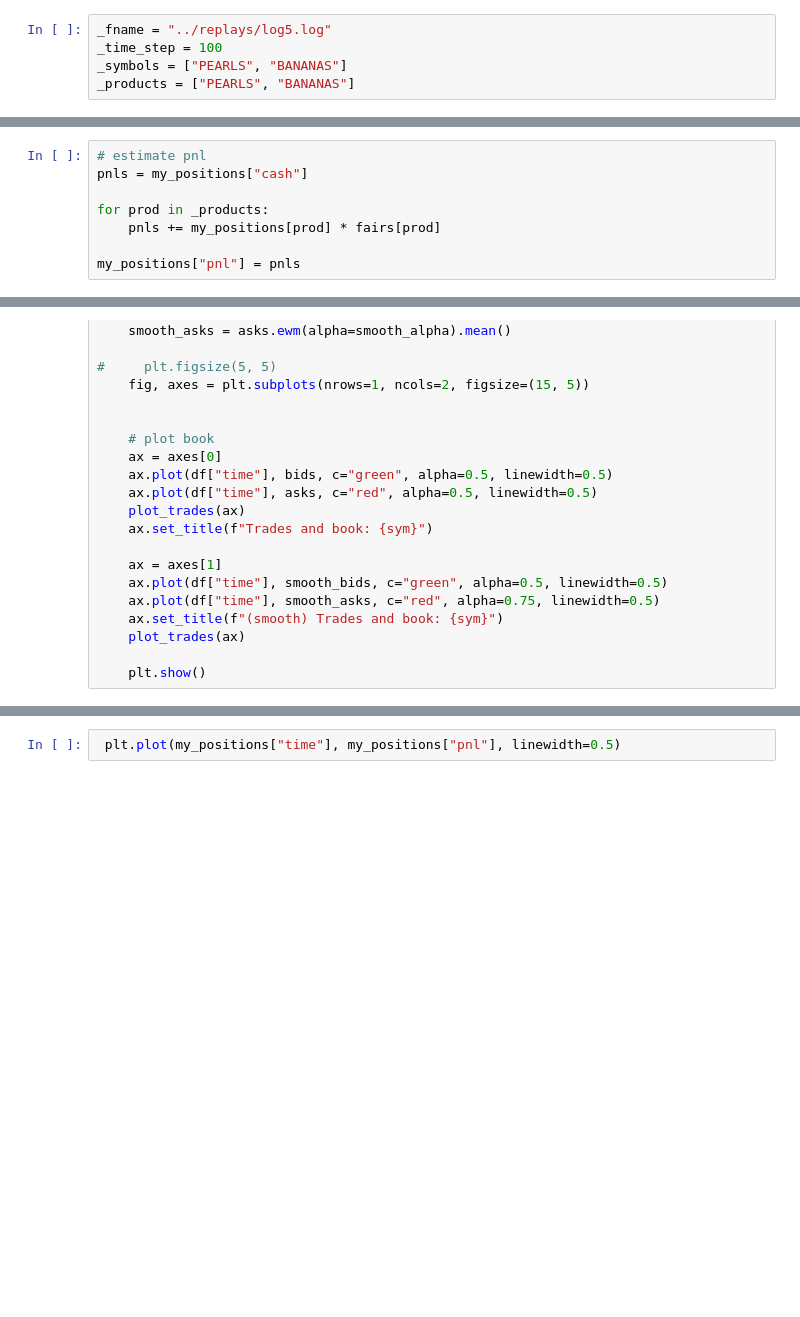
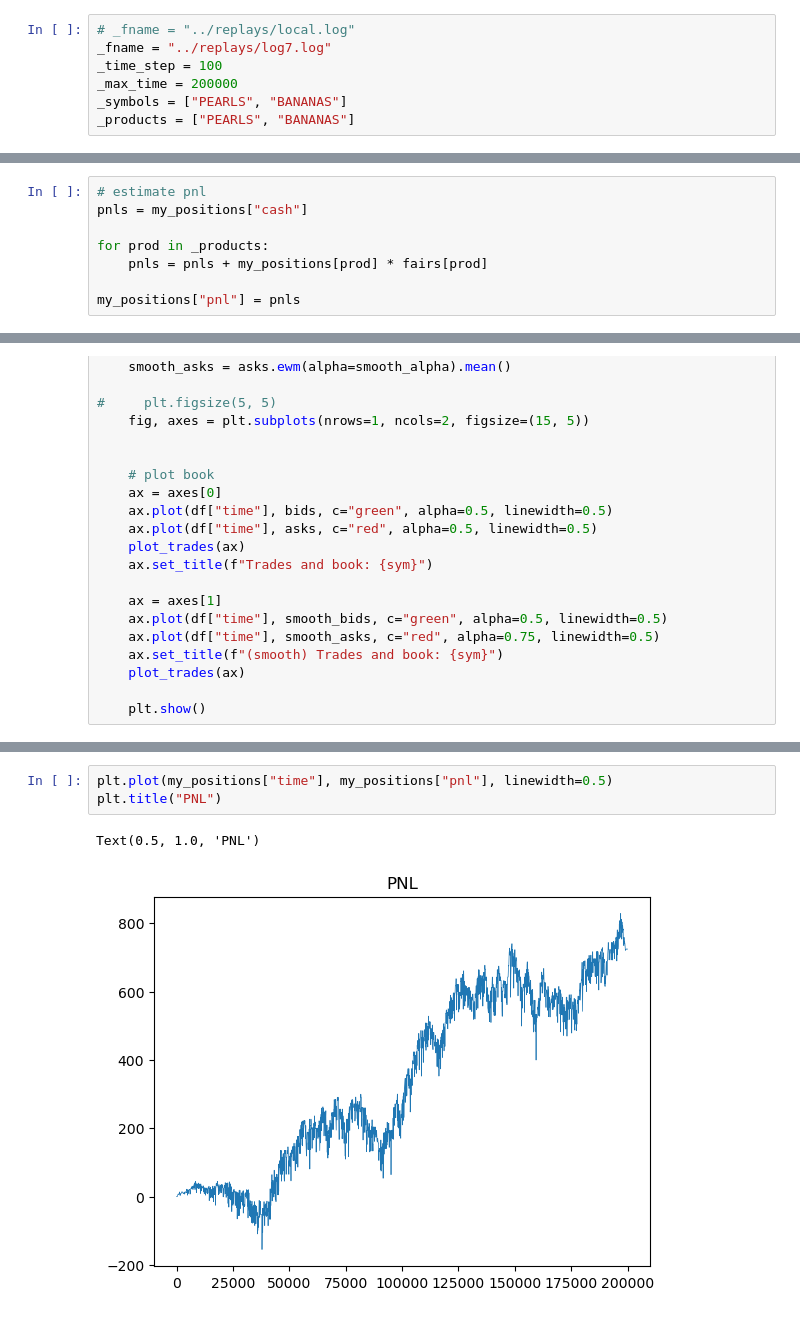
Before and after one commit to rzhan11/IMCTradingComp23, a Jupyter notebook: nbs/exploration-Copy2.ipynb, the cells around one changed output, grey strips where cells are left out. Drawn from its saved outputs; the diff is of its cells as text; blank space fills up the shorter version.

```diff
--- a/nbs/exploration-Copy2.ipynb
+++ b/nbs/exploration-Copy2.ipynb
@@ -14,8 +15,10 @@ from log_parser import process_file
 # %% [markdown]
 ### parameters
 # %%
-_fname = "../replays/log5.log"
+# _fname = "../replays/local.log"
+_fname = "../replays/log7.log"
 _time_step = 100
+_max_time = 200000
 _symbols = ["PEARLS", "BANANAS"]
 _products = ["PEARLS", "BANANAS"]
 # %% [markdown]
@@ -255,7 +335,7 @@ fairs
 pnls = my_positions["cash"]
 
 for prod in _products:
-    pnls += my_positions[prod] * fairs[prod]
+    pnls = pnls + my_positions[prod] * fairs[prod]
 
 my_positions["pnl"] = pnls
 # %%
@@ -305,5 +388,9 @@ plot_trades_and_book(sym="PEARLS")
 # %%
- plt.plot(my_positions["time"], my_positions["pnl"], linewidth=0.5)
+plt.plot(my_positions["time"], my_positions["pnl"], linewidth=0.5)
+plt.title("PNL")
+# %% [output]
+Text(0.5, 1.0, 'PNL')
+[figure, added]
 # %%
 # plot my positions in each product
 
```
Also changed, not shown: parts of 14 cells of this notebook.
